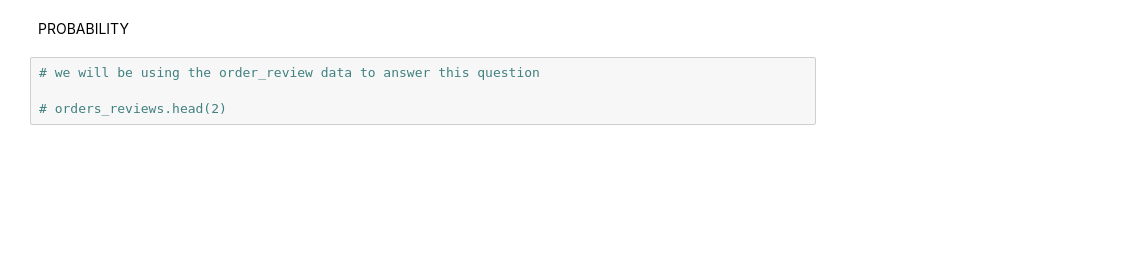
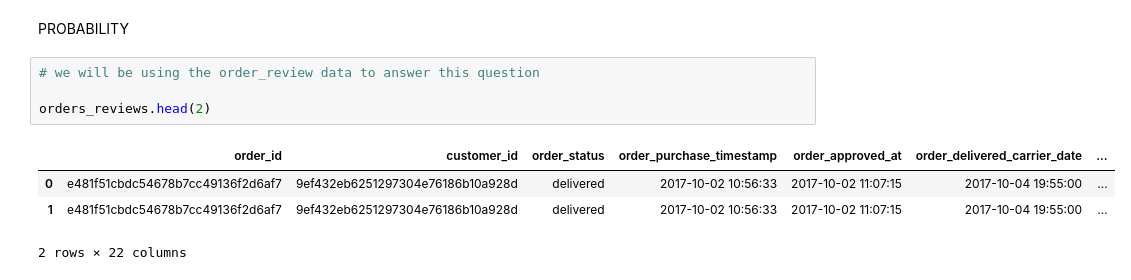
Before and after one commit to ADEOYE-MARY25/My_Task, a Jupyter notebook: Week_9/probability_work.ipynb, the cells around one changed output. Drawn from its saved outputs; the diff is of its cells as text; blank space fills up the shorter version.

```diff
--- a/Week_9/probability_work.ipynb
+++ b/Week_9/probability_work.ipynb
@@ -274,4 +266,9 @@ PROBABILITY
 # %%
 # we will be using the order_review data to answer this question
 
-# orders_reviews.head(2)
+orders_reviews.head(2)
+# %% [output]
+|  | order_id | customer_id | order_status | order_purchase_timestamp | order_approved_at | order_delivered_carrier_date | ... |
+| 0 | e481f51cbdc54678b7cc49136f2d6af7 | 9ef432eb6251297304e76186b10a928d | delivered | 2017-10-02 10:56:33 | 2017-10-02 11:07:15 | 2017-10-04 19:55:00 | ... |
+| 1 | e481f51cbdc54678b7cc49136f2d6af7 | 9ef432eb6251297304e76186b10a928d | delivered | 2017-10-02 10:56:33 | 2017-10-02 11:07:15 | 2017-10-04 19:55:00 | ... |
+2 rows × 22 columns
```
Also changed, not shown: parts of 20 cells of this notebook, 3 other files.
